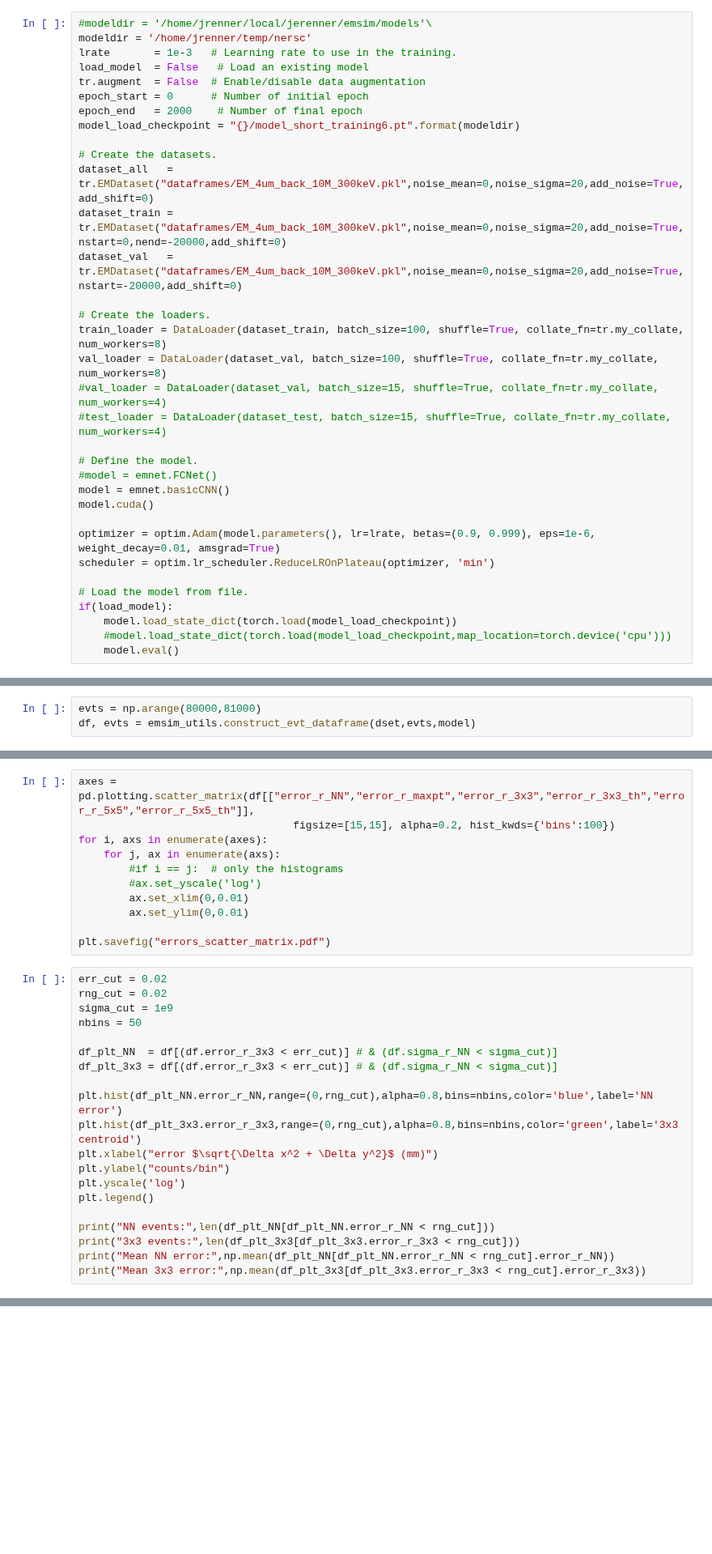
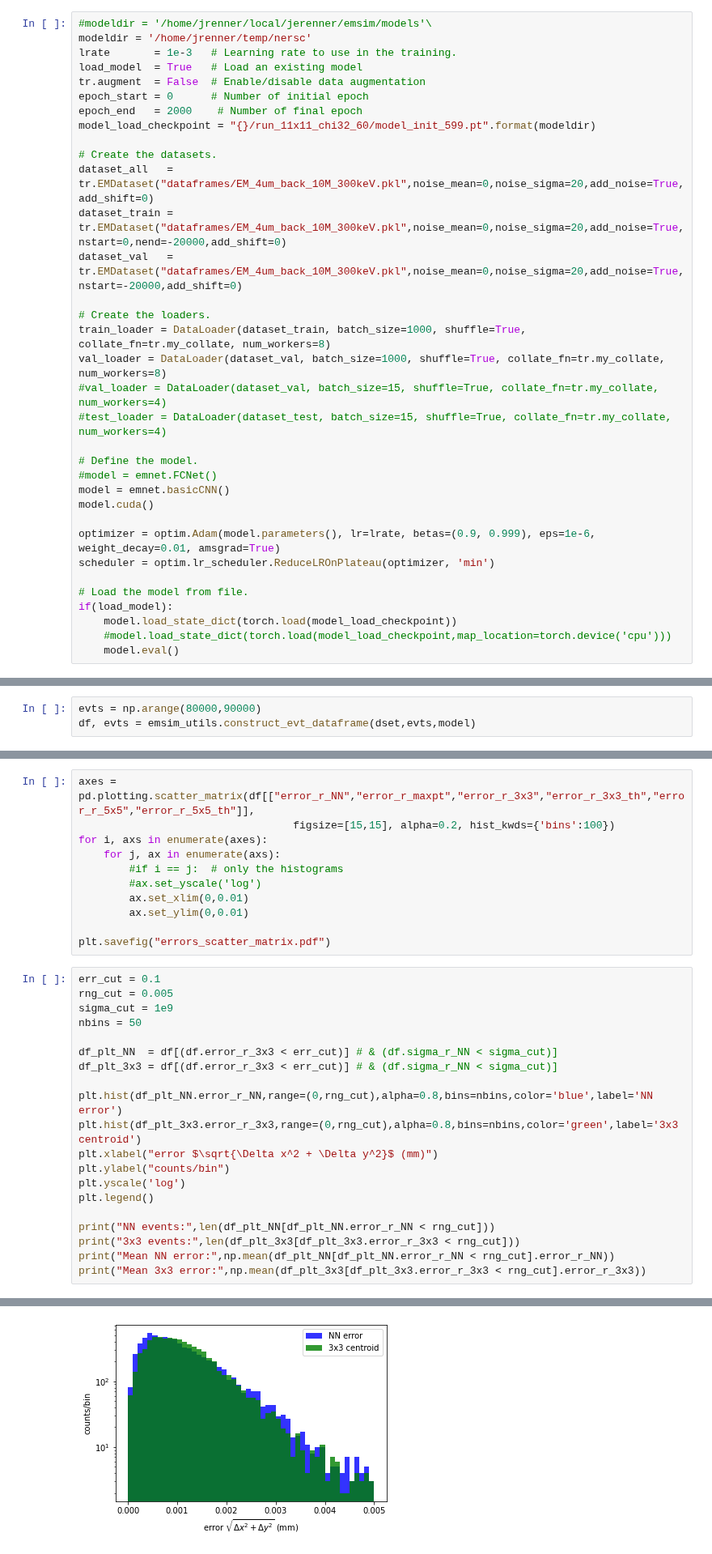
Before and after one commit to jerenner/emsim, a Jupyter notebook: emsim.ipynb, the cells around one changed output, grey strips where cells are left out. Shown at 81% size. Cells and saved outputs as stored; diff of their text form; blank space fills up the shorter version.

```diff
--- a/emsim.ipynb
+++ b/emsim.ipynb
@@ -866,11 +866,11 @@ plt.hist(np.abs(np.random.normal(loc=0,scale=50,size=1000)))
 #modeldir = '/home/jrenner/local/jerenner/emsim/models'\
 modeldir = '/home/jrenner/temp/nersc'
 lrate       = 1e-3   # Learning rate to use in the training.
-load_model  = False   # Load an existing model
+load_model  = True   # Load an existing model
 tr.augment  = False  # Enable/disable data augmentation
 epoch_start = 0      # Number of initial epoch
 epoch_end   = 2000    # Number of final epoch
-model_load_checkpoint = "{}/model_short_training6.pt".format(modeldir)
+model_load_checkpoint = "{}/run_11x11_chi32_60/model_init_599.pt".format(modeldir)
 
 # Create the datasets.
 dataset_all   = tr.EMDataset("dataframes/EM_4um_back_10M_300keV.pkl",noise_mean=0,noise_sigma=20,add_noise=True,add_shift=0)
@@ -878,8 +878,8 @@ dataset_train = tr.EMDataset("dataframes/EM_4um_back_10M_300keV.pkl",noise_mean=
 dataset_val   = tr.EMDataset("dataframes/EM_4um_back_10M_300keV.pkl",noise_mean=0,noise_sigma=20,add_noise=True,nstart=-20000,add_shift=0)
 
 # Create the loaders.
-train_loader = DataLoader(dataset_train, batch_size=100, shuffle=True, collate_fn=tr.my_collate, num_workers=8)
-val_loader = DataLoader(dataset_val, batch_size=100, shuffle=True, collate_fn=tr.my_collate, num_workers=8)
+train_loader = DataLoader(dataset_train, batch_size=1000, shuffle=True, collate_fn=tr.my_collate, num_workers=8)
+val_loader = DataLoader(dataset_val, batch_size=1000, shuffle=True, collate_fn=tr.my_collate, num_workers=8)
 #val_loader = DataLoader(dataset_val, batch_size=15, shuffle=True, collate_fn=tr.my_collate, num_workers=4)
 #test_loader = DataLoader(dataset_test, batch_size=15, shuffle=True, collate_fn=tr.my_collate, num_workers=4)
 
@@ -965,3 +965,3 @@ model.eval()
 # %%
-evts = np.arange(80000,81000)
+evts = np.arange(80000,90000)
 df, evts = emsim_utils.construct_evt_dataframe(dset,evts,model)
@@ -977,8 +1004,8 @@ for i, axs in enumerate(axes):
 
 plt.savefig("errors_scatter_matrix.pdf")
 # %%
-err_cut = 0.02
-rng_cut = 0.02
+err_cut = 0.1
+rng_cut = 0.005
 sigma_cut = 1e9
 nbins = 50
 
@@ -996,3 +1023,4 @@ print("NN events:",len(df_plt_NN[df_plt_NN.error_r_NN < rng_cut]))
 print("3x3 events:",len(df_plt_3x3[df_plt_3x3.error_r_3x3 < rng_cut]))
 print("Mean NN error:",np.mean(df_plt_NN[df_plt_NN.error_r_NN < rng_cut].error_r_NN))
 print("Mean 3x3 error:",np.mean(df_plt_3x3[df_plt_3x3.error_r_3x3 < rng_cut].error_r_3x3))
+# %% [output]
@@ -999,3 +1031,4 @@ print("Mean 3x3 error:",np.mean(df_plt_3x3[df_plt_3x3.error_r_3x3 < rng_cut].err
+[figure, added]
 # %%
 print("Mean 3x3 error:",df[(df.error_r_3x3 < err_cut) & (df.sigma_r_NN < sigma_cut)].error_r_3x3.mean())
 print("Mean NN error: ",df[(df.error_r_NN < err_cut) & (df.sigma_r_NN < sigma_cut)].error_r_NN.mean())
```
Also changed, not shown: parts of 8 cells of this notebook, 6 other files.
